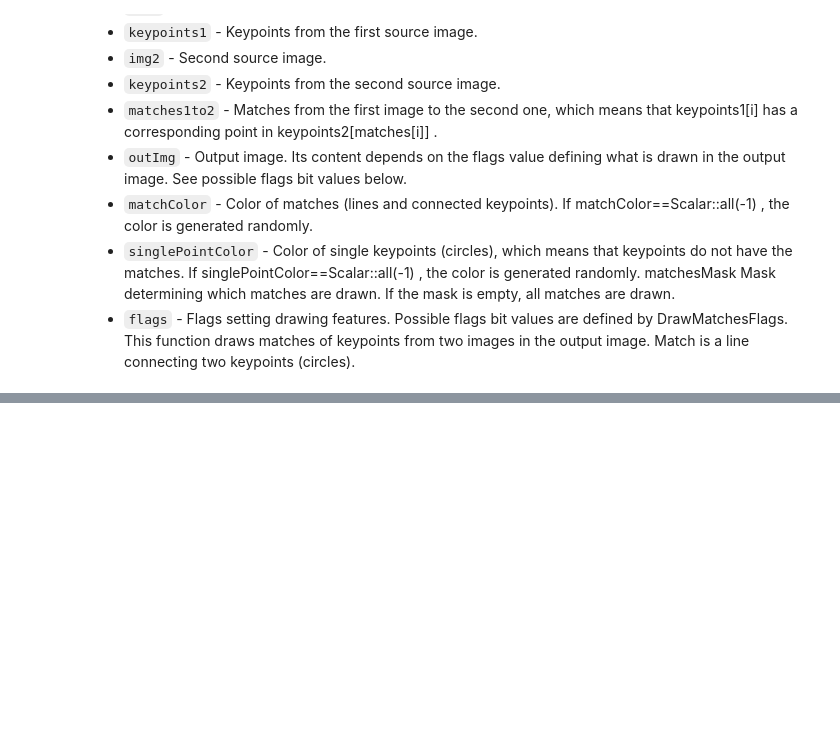
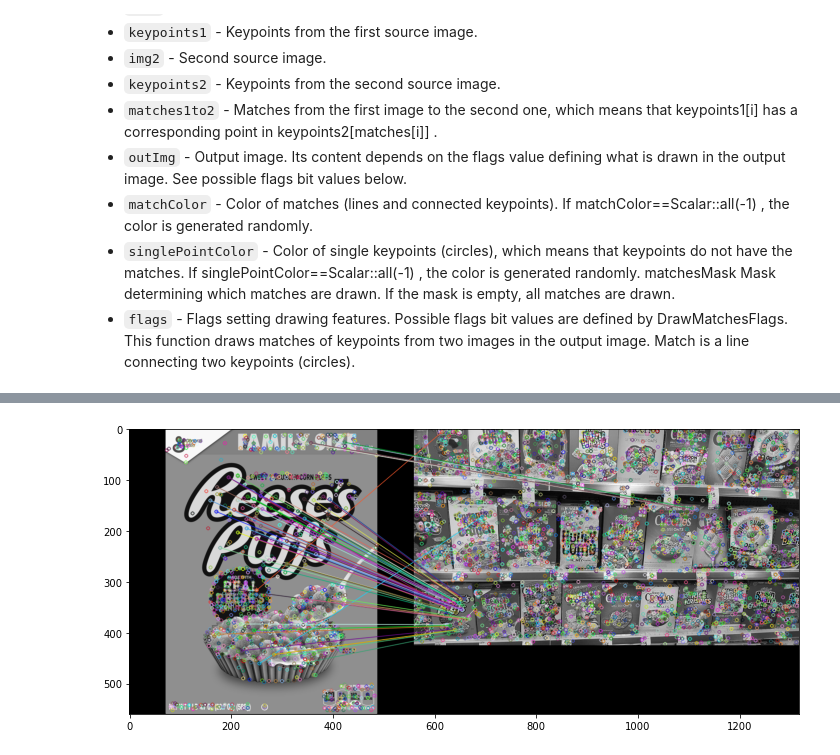
Before and after one commit to BojanKomazec/python-opencv-course, a Jupyter notebook: Section-06-Object_detection/48-Feature_matching.ipynb, the cells around one changed output, grey strips where cells are left out. Cells and saved outputs as stored; diff of their text form; code cells hidden in the pictures; blank space fills up the shorter version.

```diff
--- a/Section-06-Object_detection/48-Feature_matching.ipynb
+++ b/Section-06-Object_detection/48-Feature_matching.ipynb
@@ -166,0 +264,19 @@ display(reeses_matches)
+# %%
+FLANN_INDEX_KDTREE = 0
+index_params = dict(algorithm=FLANN_INDEX_KDTREE, trees=5)
+search_params = dict(checks=50)
+# %%
+flann = cv2.FlannBasedMatcher(index_params, search_params)
+# %%
+matches = flann.knnMatch(descriptors1, descriptors2, k=2)
+# %%
+good = []
+
+for match1, match2 in matches:
+    if match1.distance < 0.7 * match2.distance:
+        good.append([match1])
+# %%
+flann_matches = cv2.drawMatchesKnn(reeses, keyPoints1, cereals, keyPoints2, good, None, flags=0)
+display(flann_matches)
+# %% [output]
+[figure, added]
```
Also changed, not shown: parts of 23 cells of this notebook, 5 other files.
